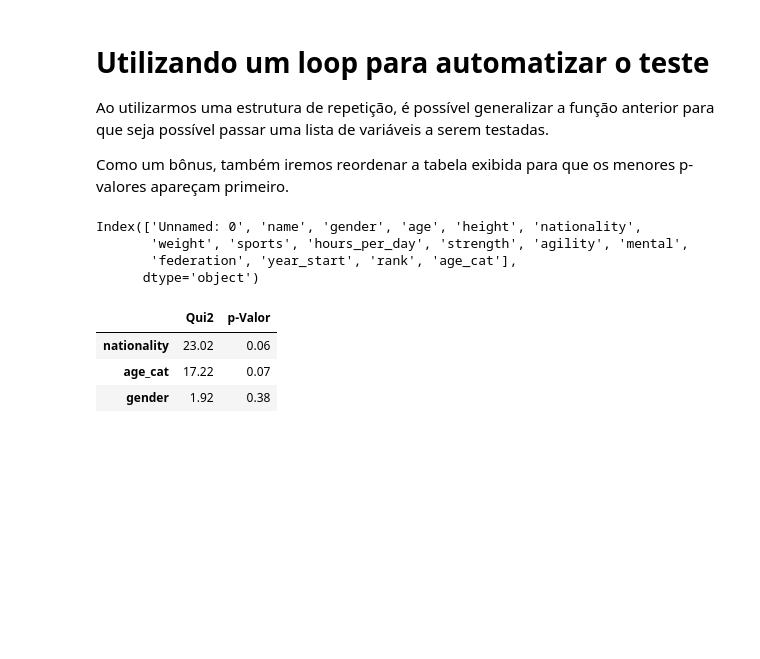
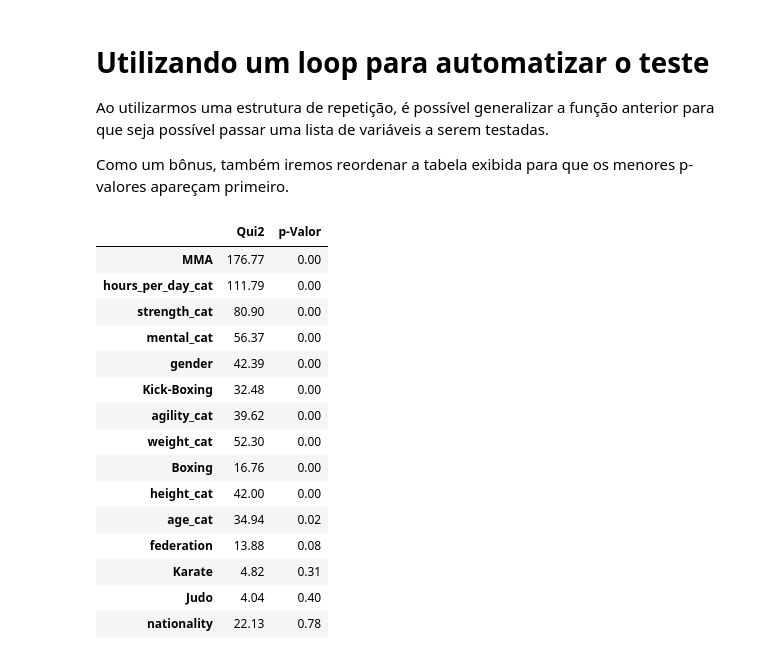
Before and after one commit to al-lla/teste_qui_quadrado, a Jupyter notebook: teste_qui_quadrado.ipynb, the cells around one changed output. Cells and saved outputs as stored; diff of their text form; code cells hidden in the pictures; blank space fills up the shorter version.

```diff
--- a/teste_qui_quadrado.ipynb
+++ b/teste_qui_quadrado.ipynb
@@ -159,4 +145,12 @@ df.weight.max()
 # %%
-df['age_cat'] = pd.cut(df.age, bins = [18, 25, 28, 30, 33, 35, 60], labels = ['18-25', '26-28', '29-30', '31-33', '34-35', '36-60']).astype(str)
-df['height_cat'] = pd.cut(df.height, bins = [150, 165, 170, 175, 180, 185, 205], labels = ['150-165', '166-170', '171-175', '176-180', '181-185', '186-205']).astype(str)
-df['weight_cat'] = pd.cut(df.weight, bins = [65, 80, 85, 90, 95, 100, 125], labels = ['65-80', '81-85', '86-90', '91-95', '96-100', '101-125']).astype(str)
+df['age_cat'] = pd.cut(df.age, bins = [18, 25, 28, 30, 33, 35, 60], labels = ['18-25', '26-28', '29-30', '31-33', '34-35', '36-60'])
+df['height_cat'] = pd.cut(df.height, bins = [150, 165, 170, 175, 180, 185, 205], labels = ['150-165', '166-170', '171-175', '176-180', '181-185', '186-205'])
+df['weight_cat'] = pd.cut(df.weight, bins = [65, 80, 85, 90, 95, 100, 125], labels = ['65-80', '81-85', '86-90', '91-95', '96-100', '101-125'])
+df['hours_per_day_cat'] = pd.cut(df.hours_per_day, bins = [0, 2, 4, 8], labels = ['0-2', '3-4', '5-8'])
+df['strength_cat'] = pd.cut(df.strength, bins = [0, 4, 6, 10], labels = ['0-4', '5-6', '7-10'])
+df['agility_cat'] = pd.cut(df.agility, bins = [0, 4, 6, 10], labels = ['0-4', '5-6', '7-10'])
+df['mental_cat'] = pd.cut(df.mental, bins = [0, 4, 6, 10], labels = ['0-4', '5-6', '7-10'])
+df['rank_cat'] = np.where(df['rank'] <= 100, '0-100',
+                         np.where(df['rank'] <= 200, '101-200',
+                                 np.where(df['rank'] <= 300, '201-300',
+                                         np.where(df['rank'] <= 400, '301-400', '401-500'))))
@@ -288,10 +281,3 @@ def qui_quadrado(df, variavel, lista):
 
   # Visualizar df
   return chi_squared
-# %%
-df.columns
-# %% [output]
-Index(['Unnamed: 0', 'name', 'gender', 'age', 'height', 'nationality',
-       'weight', 'sports', 'hours_per_day', 'strength', 'agility', 'mental',
-       'federation', 'year_start', 'rank', 'age_cat'],
-      dtype='object')
@@ -300,7 +284,22 @@ df_quali = ['gender', 'nationality', 'age_cat']
+# %%
+var = ['gender', 'nationality', 'federation', 'Boxing', 'Judo', 'Karate', 'Kick-Boxing', 'MMA', 'age_cat', 'height_cat',
+       'weight_cat', 'hours_per_day_cat', 'strength_cat', 'agility_cat', 'mental_cat']
 # %%
-qui_quadrado(df, 'federation', df_quali)
+qui_quadrado(df, 'rank_cat', var)
 # %% [output]
 |  | Qui2 | p-Valor |
-| nationality | 23.02 | 0.06 |
-| age_cat | 17.22 | 0.07 |
-| gender | 1.92 | 0.38 |
+| MMA | 176.77 | 0.00 |
+| hours_per_day_cat | 111.79 | 0.00 |
+| strength_cat | 80.90 | 0.00 |
+| mental_cat | 56.37 | 0.00 |
+| gender | 42.39 | 0.00 |
+| Kick-Boxing | 32.48 | 0.00 |
+| agility_cat | 39.62 | 0.00 |
+| weight_cat | 52.30 | 0.00 |
+| Boxing | 16.76 | 0.00 |
+| height_cat | 42.00 | 0.00 |
+| age_cat | 34.94 | 0.02 |
+| federation | 13.88 | 0.08 |
+| Karate | 4.82 | 0.31 |
+| Judo | 4.04 | 0.40 |
+| nationality | 22.13 | 0.78 |
```
Also changed, not shown: parts of 13 cells of this notebook.
